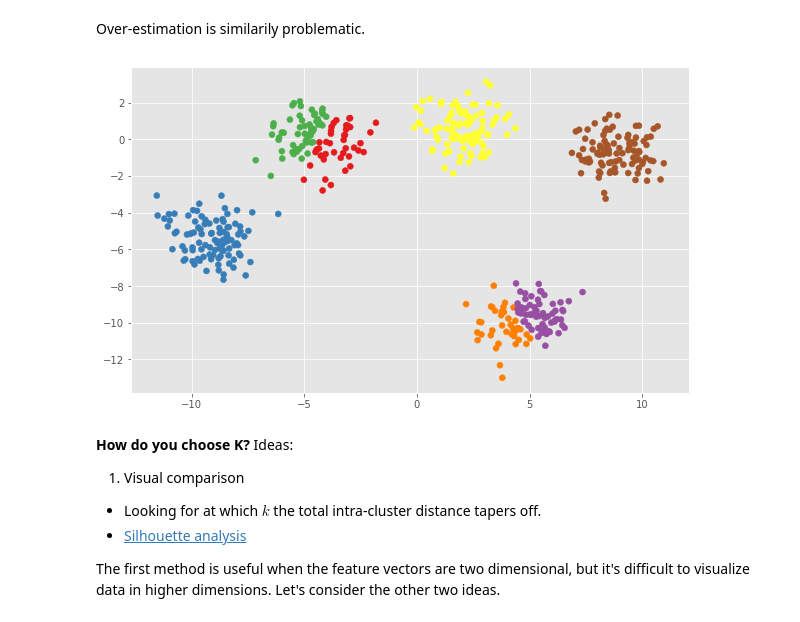
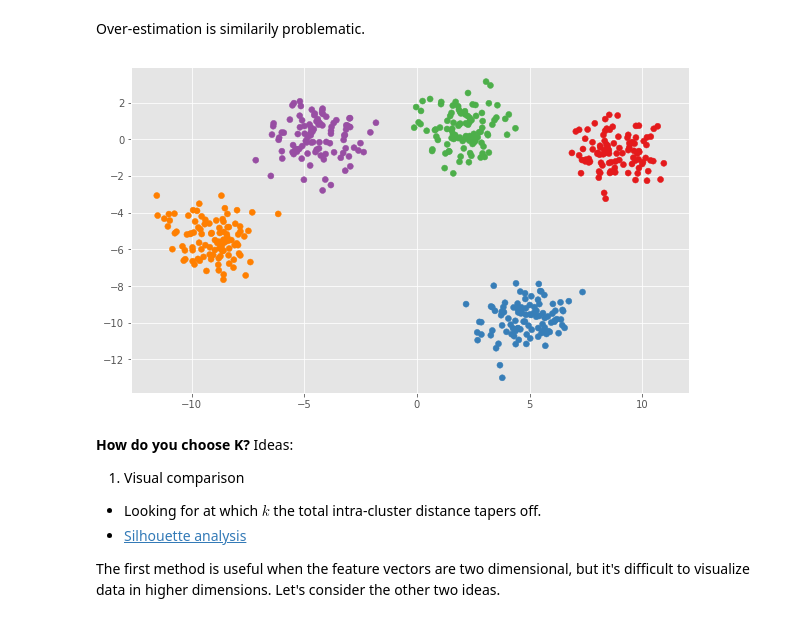
Before and after one commit to datascience-course/2020-datascience-lectures, a Jupyter notebook: 17-Clustering1/17-Clustering1.ipynb, the cells around one changed output. Cells and saved outputs as stored; diff of their text form; code cells hidden in the pictures.

```diff
--- a/17-Clustering1/17-Clustering1.ipynb
+++ b/17-Clustering1/17-Clustering1.ipynb
@@ -315,10 +315,10 @@ plt.scatter(X[:, 0], X[:, 1], c=y_pred,  marker="o", cmap=cmap);
 Over-estimation is similarily problematic.
 # %%
 X, y = make_blobs(n_samples=n_samples, centers=5, random_state=random_state)
-y_pred = KMeans(n_clusters=7).fit_predict(X)
+y_pred = KMeans(n_clusters=5).fit_predict(X)
 plt.scatter(X[:, 0], X[:, 1], c=y_pred,  marker="o", cmap=cmap);
 # %% [output]
-[figure, old version]
+[figure, new version]
 # %% [markdown]
 **How do you choose K?** Ideas:
 
```
Also changed, not shown: parts of 7 cells of this notebook, 3 other files.
